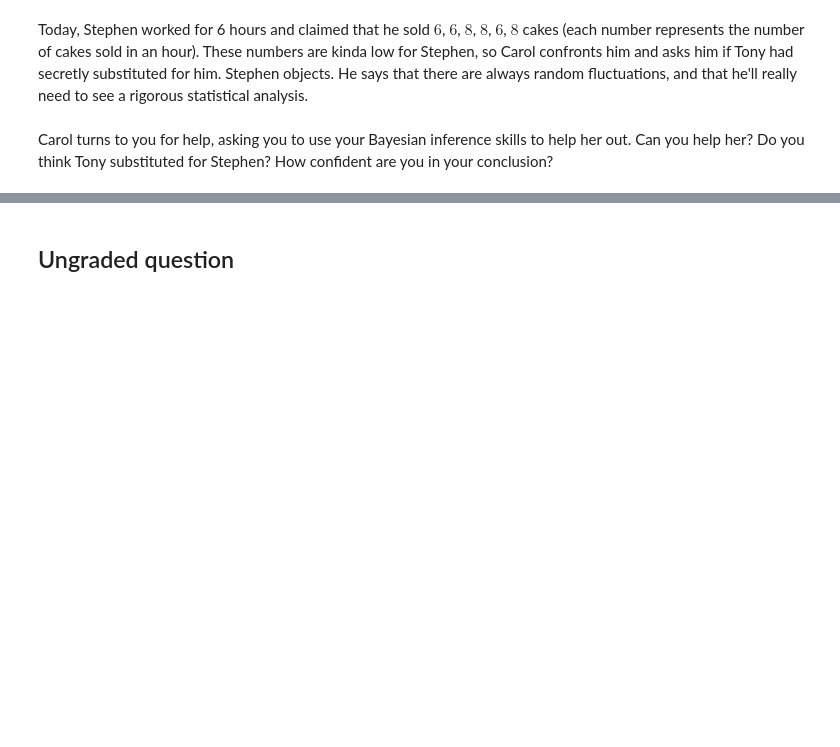
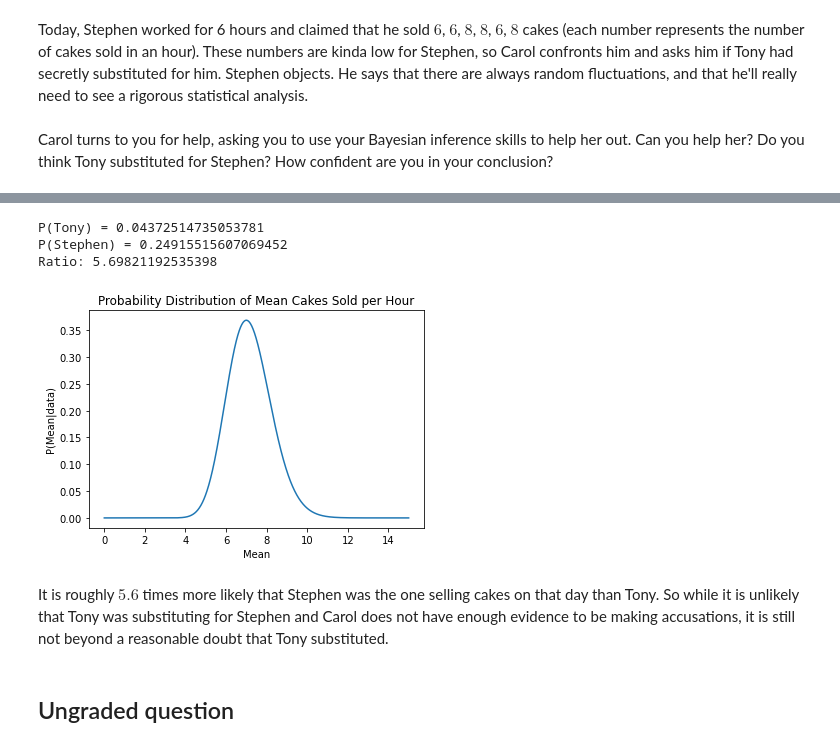
Before and after one commit to WillPugs/Phys321_midterm, a Jupyter notebook: Midterm2022.ipynb, the cells around one changed output, grey strips where cells are left out. Saved outputs shown, nothing was run; the diff lists cells and outputs as text; code cells hidden in the pictures; blank space fills up the shorter version.

```diff
--- a/Midterm2022.ipynb
+++ b/Midterm2022.ipynb
@@ -291,3 +323,53 @@ Carol turns to you for help, asking you to use your Bayesian inference skills to
+# %%
+from scipy.special import factorial #factorial used in binomial distribution (works with numpy)
+
+def binomial(data, mean):
+    """ (numpy array, float) -> (numpy array)
+    Evaluates a binomial distribution at the points in data given the mean.
+    """
+    return np.exp(-mean)*(mean**data)/factorial(data)
+
+
+def posterior(data, mean):
+    """ (numpy array, float) -> (float)
+    Evaluates the (unnomralized) posterior distribution at the points in data.
+    """
+    tot = 1
+    for i in range(len(data)): #handles data of arbitrary size
+        tot *= binomial(data[i], mean)
+    return tot/15 #/15 is the posterior (this could just be absorbed into the normalization)
+
+def normalize(data):
+    """ (numpy array) -> (float)
+    Returns the normalization constant for the posterior given data points.
+    """
+    means = np.linspace(0, 15, 1000) #0 outside of [0, 15]
+    y = posterior(data, means)
+    return sum(y)*(means[1]-means[0])
+
+data = np.array([6, 6, 8, 8, 6, 8])
+
+means = np.linspace(0, 15, 1000)
+y = posterior(data, means)/normalize(data)
+
+#print(sum(y)*(means[1]-means[0])) #checking normalization
+print(f"P(Tony) = {posterior(data, 5)/normalize(data)}")
+print(f"P(Stephen) = {posterior(data, 8)/normalize(data)}")
+print(f"Ratio: {posterior(data, 8)/normalize(data)/(posterior(data, 5)/normalize(data))}")
+
+plt.figure()
+plt.plot(means, y)
+plt.xlabel('Mean')
+plt.ylabel('P(Mean|data)')
+plt.title('Probability Distribution of Mean Cakes Sold per Hour')
+plt.show()
+# %% [output]
+P(Tony) = 0.04372514735053781
+P(Stephen) = 0.24915515607069452
+Ratio: 5.69821192535398
+[figure, added]
+# %% [markdown]
+It is roughly $5.6$ times more likely that Stephen was the one selling cakes on that day than Tony. So while it is unlikely that Tony was substituting for Stephen and Carol does not have enough evidence to be making accusations, it is still not beyond a reasonable doubt that Tony substituted.
 # %% [markdown]
 ## Ungraded question
 # %% [markdown]
```
Also changed, not shown: parts of 11 cells of this notebook.
